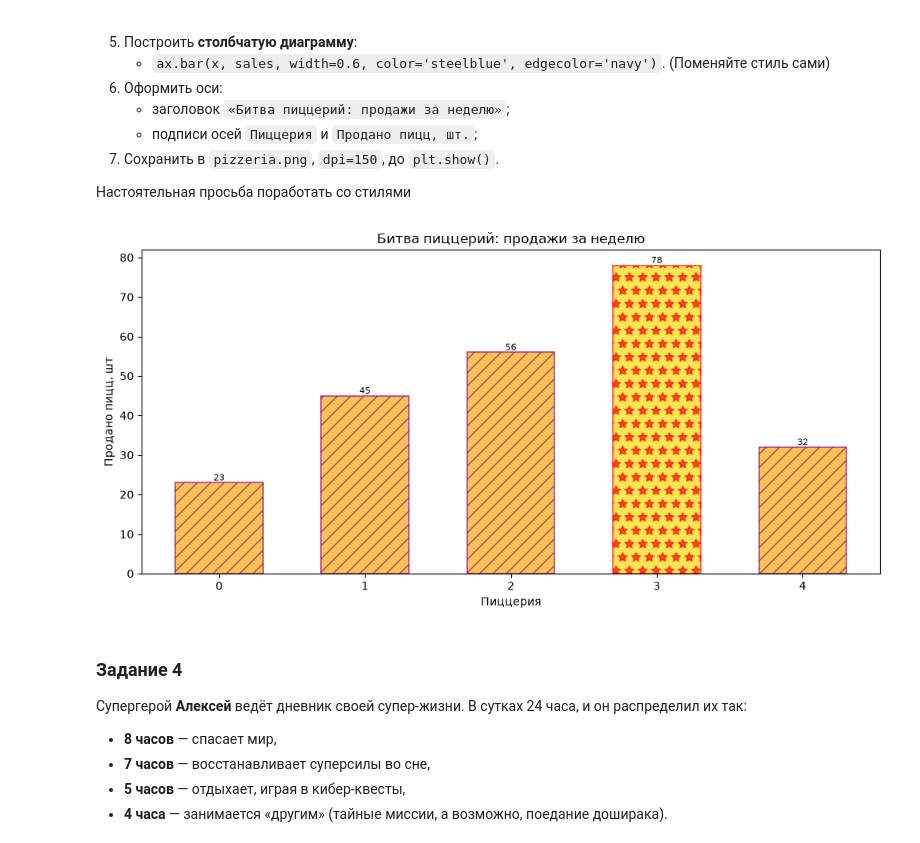
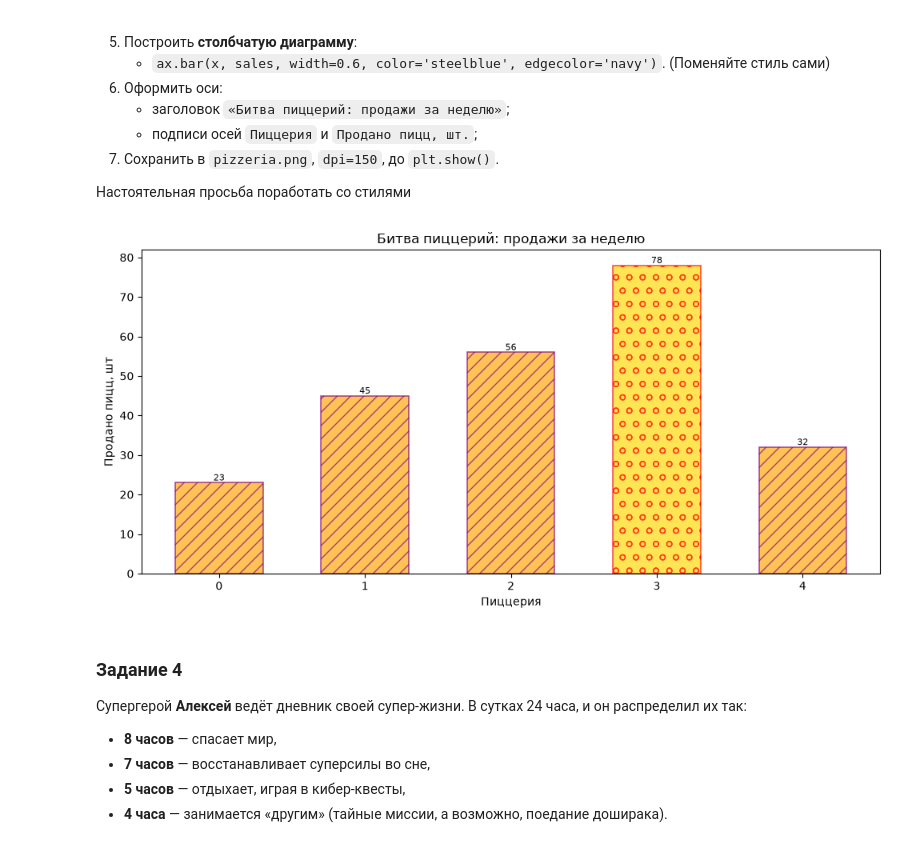
Before and after one commit to s0-it-goes/inf, a Jupyter notebook: 8prac/lesson8.ipynb, the cells around one changed output. Saved outputs shown, nothing was run; the diff lists cells and outputs as text; code cells hidden in the pictures.

```diff
--- a/8prac/lesson8.ipynb
+++ b/8prac/lesson8.ipynb
@@ -417,33 +417,33 @@ plt.show()
 # %%
 import numpy as np
 import matplotlib.pyplot as plt
 
 names   = np.array(["Маргарита Мания", "Пепперони-Парад", "Гавайский Хаос", "Четыре Сыра и Слёзы", "Веганский Бунт"])
 sales   = np.array([23, 45, 56, 78, 32])
 
 x       = np.arange(len(names))
 winner  = np.argmax(sales)
 
 fig, ax = plt.subplots(figsize=(10, 5))
 
 bars    = ax.bar(x, sales, width=0.6, color="orange", edgecolor="purple", alpha=0.67, linewidth=1.2, hatch="//")
 bars[winner].set_facecolor("gold")
 bars[winner].set_edgecolor("red")
-bars[winner].set_hatch("*")
+bars[winner].set_hatch("o")
 
 
 ax.bar_label(bars, fontsize=8)
 
 ax.set_title("Битва пиццерий: продажи за неделю")
 ax.set_xlabel("Пиццерия")
 ax.set_ylabel("Продано пицц, шт")
 
 fig.tight_layout()
 fig.savefig("pizzeria.png", dpi=150)
 
 plt.show()
 # %% [output]
-[figure, old version]
+[figure, new version]
 # %% [markdown]
 ### Задание 4
 
```
Also changed, not shown: 12 other files.
